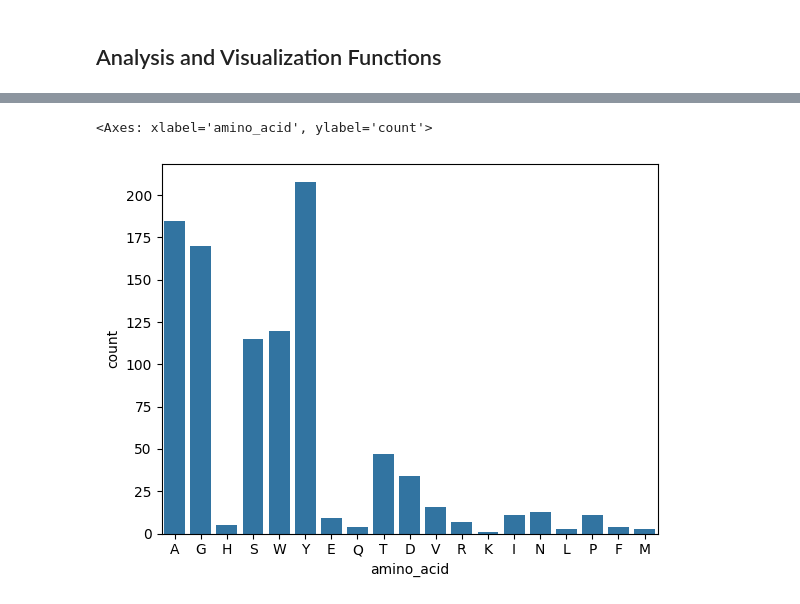
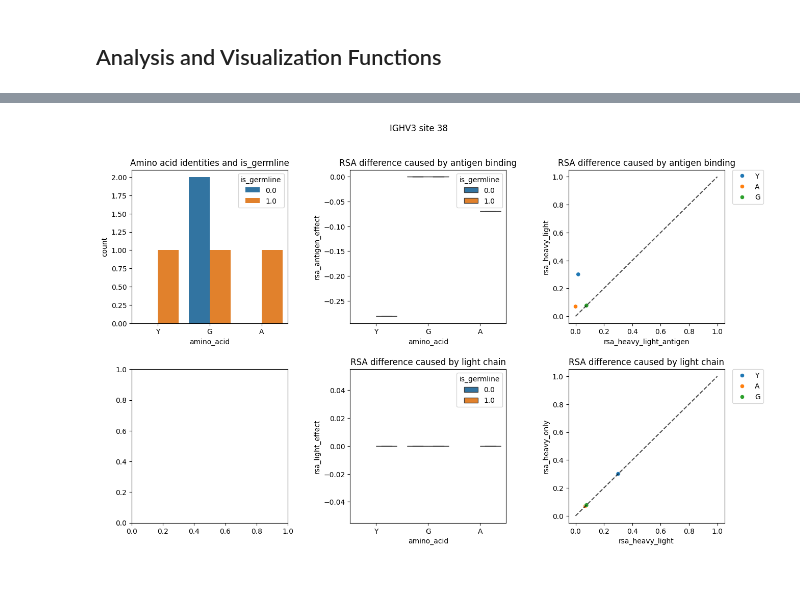
Before and after one commit to matsengrp/dasm-epistasis-experiments, a Jupyter notebook: solvent_accessibility_analysis.ipynb, the cells around one changed output, grey strips where cells are left out. Saved outputs shown, nothing was run; the diff lists cells and outputs as text; code cells hidden in the pictures.

```diff
--- a/solvent_accessibility_analysis.ipynb
+++ b/solvent_accessibility_analysis.ipynb
@@ -50,0 +63,15 @@ For tomorrow:
+# %%
+
+germline = pd.read_csv('germline/germline_codons.csv')
+
+# we can merge directly as this is only heavy chain
+df = pd.merge(df,germline.rename(columns={'v_gene':'v_gene_heavy','site':'residue_number', 'amino_acid':'germline_amino_acid', 'v_family':'v_family_heavy'}).drop(columns=['codon']), on=['v_gene_heavy', 'residue_number'], how='left')
+
+df['is_germline'] = np.where(
+    df['germline_amino_acid'].isna(),
+    np.nan,
+    df['amino_acid'] == df['germline_amino_acid']
+)
+
+
+df['v_family_heavy'] = df.v_gene_heavy.str.extract(r'(IGHV\d+)', expand=False)
@@ -156,4 +241,4 @@ plt.show()
 # %%
 # IGHV3 deep dive
-df_v3 = df[(df.residue_number <= 129) &
-                      (df.v_gene == 'IGHV3') ]
+df_v3 = df[(df.v_family_heavy == 'IGHV3')]
+df_v4 = df[(df.v_family_heavy == 'IGHV4')]
@@ -180,5 +245,29 @@ dtype: int64
 # %%
-sns.countplot(df_v3[df_v3.residue_number == 38], x='amino_acid')
+def examine_site(df_vfamily, site, suptitle):
+    fig, ax = plt.subplots(2, 3, figsize=(15,9))
+    ax = ax.flatten()
+    fig.subplots_adjust(wspace=0.4, hspace=0.3)
+    sns.countplot(df_vfamily[df_vfamily.residue_number == site], x='amino_acid', hue='is_germline', ax=ax[0])
+    ax[0].set_title(f'Amino acid identities and is_germline')
+
+    sns.boxplot(df_vfamily[df_vfamily.residue_number == site], x='amino_acid', y='rsa_antigen_effect', showfliers=False, hue='is_germline', ax=ax[1])
+    ax[1].set_title(f'RSA difference caused by antigen binding')
+
+    sns.scatterplot(df_vfamily[(df_vfamily.residue_number == site) & (df_vfamily.is_germline == True)], x='rsa_heavy_light_antigen', y='rsa_heavy_light', hue='amino_acid', ax=ax[2])
+    ax[2].legend(bbox_to_anchor=(1.05, 1), loc='upper left', borderaxespad=0.)
+    ax[2].plot([0, 1], [0, 1], 'k--', alpha=0.7)
+    ax[2].set_title(f'RSA difference caused by antigen binding')
+
+    sns.boxplot(df_vfamily[df_vfamily.residue_number == site], x='amino_acid', y='rsa_light_effect', showfliers=False, hue='is_germline', ax=ax[4])
+    ax[4].set_title(f'RSA difference caused by light chain')
+
+
+    sns.scatterplot(df_vfamily[(df_vfamily.residue_number == site) & (df_vfamily.is_germline == True)], x='rsa_heavy_light', y='rsa_heavy_only', hue='amino_acid', ax=ax[5])
+    ax[5].legend(bbox_to_anchor=(1.05, 1), loc='upper left', borderaxespad=0.)
+    ax[5].plot([0, 1], [0, 1], 'k--', alpha=0.7)
+    ax[5].set_title(f'RSA difference caused by light chain')
+
+    fig.suptitle(suptitle)
+examine_site(df_v3, 38, 'IGHV3 site 38')
 # %% [output]
-<Axes: xlabel='amino_acid', ylabel='count'>
-[figure, old version]
+[figure, new version]
```
Also changed, not shown: parts of 30 cells of this notebook, 1 other file.
